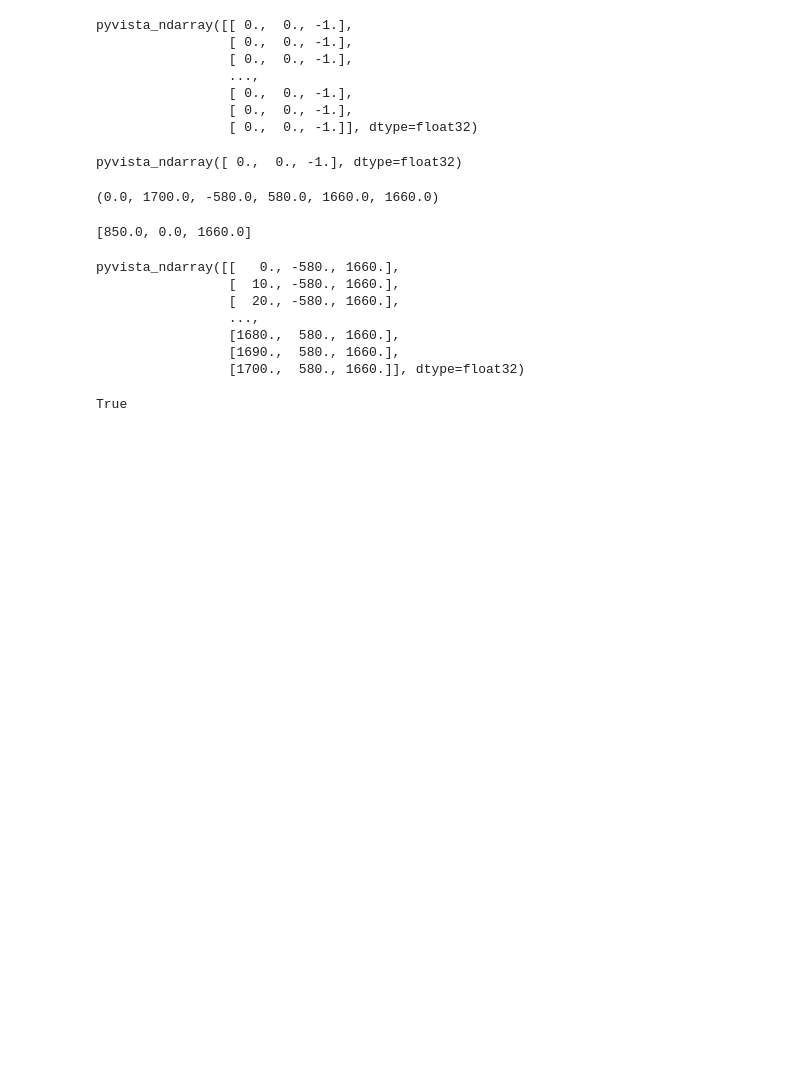
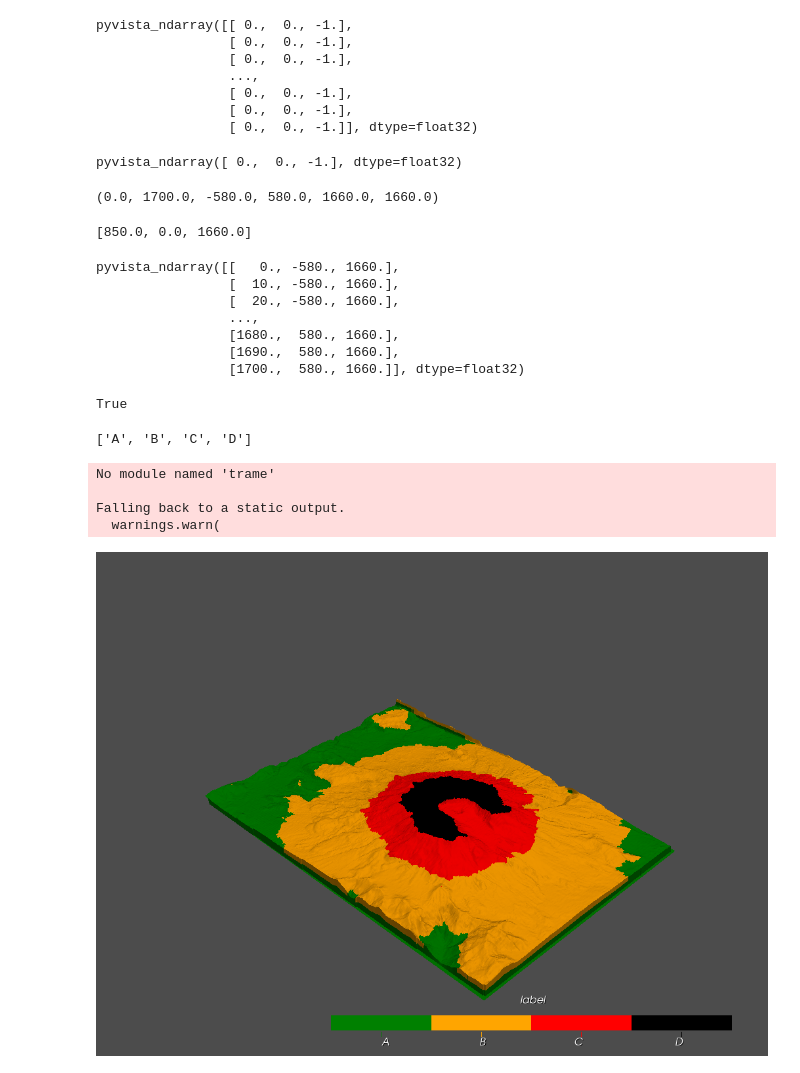
Before and after one commit to Fusion4Energy/F4Enix, a Jupyter notebook: examples/atlas/atlas.ipynb, the cells around one changed output. Drawn from its saved outputs; the diff is of its cells as text; code cells hidden in the pictures; blank space fills up the shorter version.

Commit message:
added custom category plots

```diff
--- a/examples/atlas/atlas.ipynb
+++ b/examples/atlas/atlas.ipynb
@@ -220,0 +237,69 @@ True
+# %%
+from pyvista import examples
+import pyvista as pv
+import numpy as np
+
+
+mesh = examples.download_st_helens().warp_by_scalar()
+# Add scalar array with range (0, 100) that correlates with elevation
+mesh['values'] = mesh['Elevation']/mesh['Elevation'].max()
+
+
+vals = [0.4, 0.6, 0.8, 0.9]
+colors = ['green', 'orange', 'red', 'black']
+n_ctg = len(colors)
+
+categories = ['A', 'B', 'C', 'D']
+
+def _add_categorization(mesh: pv.PolyData, array_name: str,
+                        vals: list, categories, colors, name='label'):
+
+    values = mesh[array_name]
+    labels = np.empty(len(values), dtype='<U10')
+
+    # categories = list(range(0, len(vals)+1))
+    print(categories)
+    labels[:] = categories[-1]
+
+    vals.reverse()
+    # colors.reverse()
+    categories.reverse()
+    for val, ctg in zip(vals, categories):
+        labels[values < val] = ctg
+
+    mesh['label'] = labels
+
+    colors_to_use = []
+    categories.reverse()
+    for category, color in zip(categories, colors):
+        if (labels == category).sum() > 1:
+            colors_to_use.append(color)
+
+    return colors_to_use
+
+colors_to_use = _add_categorization(mesh, 'values', vals, categories, colors)
+
+
+
+sargs = dict(
+    title_font_size=16,
+    label_font_size=16,
+    shadow=True,
+    italic=True,
+    fmt="%.1f",
+    font_family="arial",
+
+)
+
+
+p = pv.Plotter()
+p.add_mesh(mesh, scalar_bar_args=sargs, scalars='label', categories=True,
+           cmap=colors_to_use, n_colors=10, log_scale=False)
+p.show()
+# %% [output]
+['A', 'B', 'C', 'D']
+No module named 'trame'
+
+Falling back to a static output.
+  warnings.warn(
+[figure, added]
```
Also changed, not shown: parts of 9 cells of this notebook, 5 other files.
